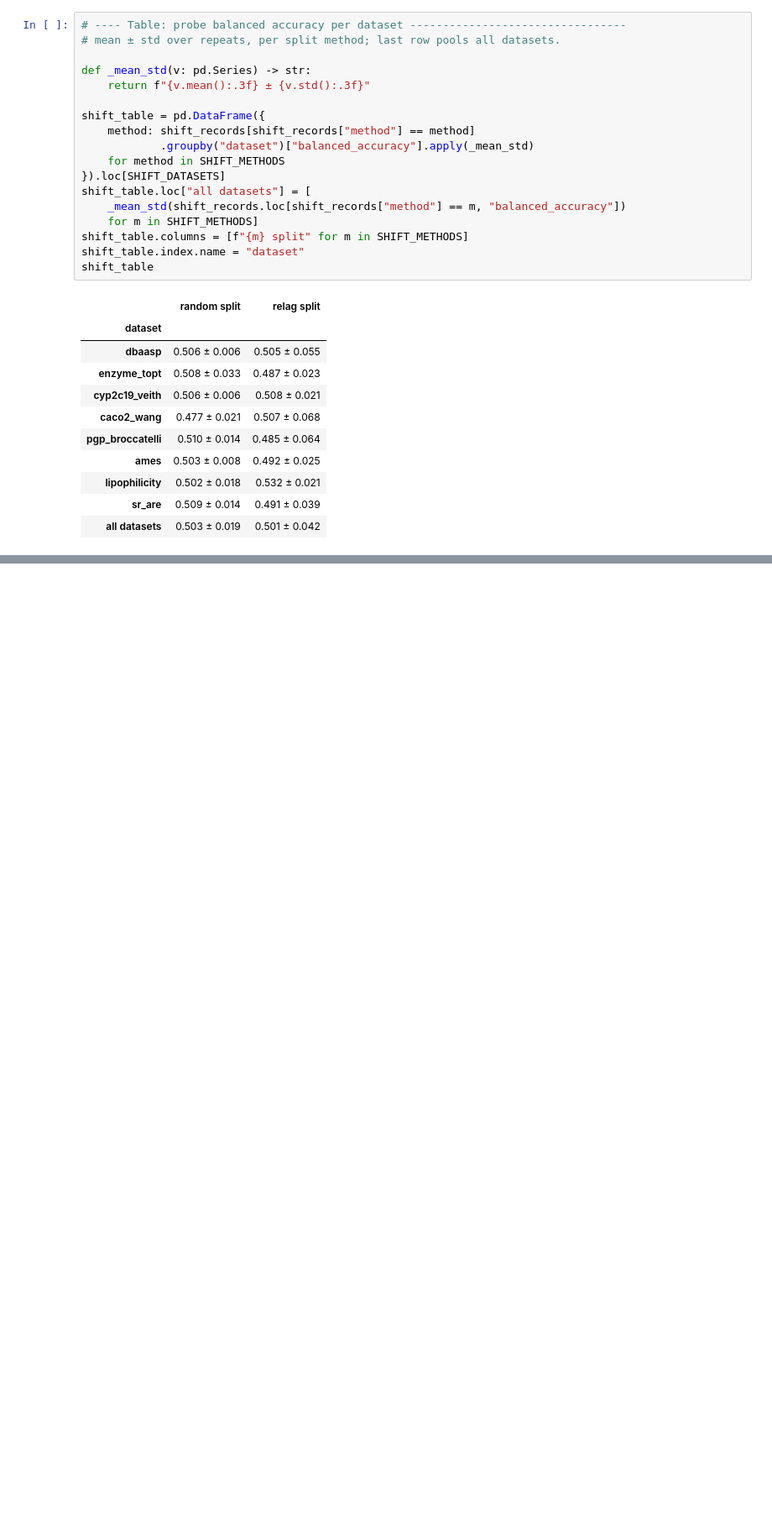
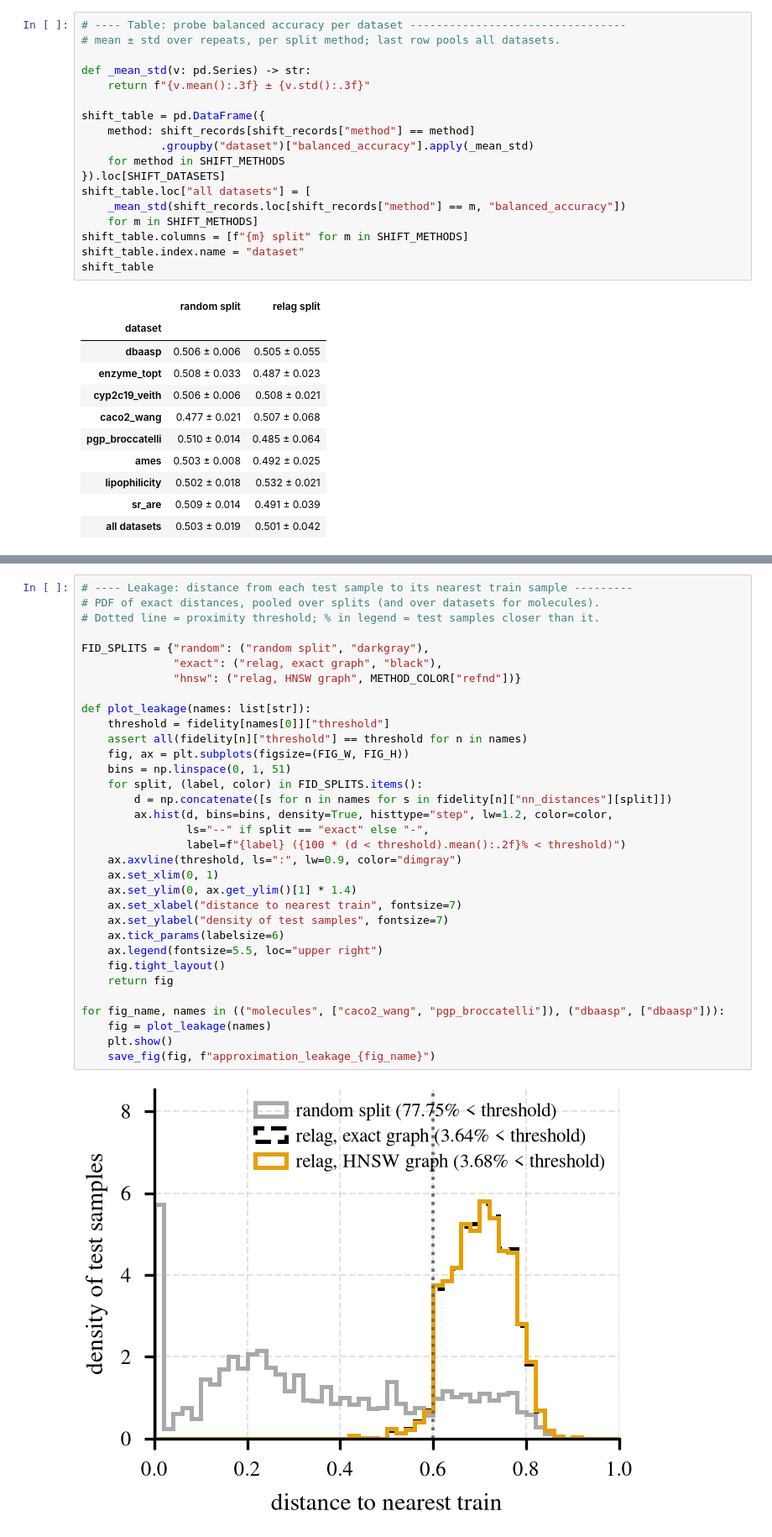
Before and after one commit to anthol42/relag-paper, a Jupyter notebook: notebooks/comparison_figures.ipynb, the cells around one changed output, grey strips where cells are left out. Shown at 84% size. Drawn from its saved outputs; the diff is of its cells as text; blank space fills up the shorter version.

Commit message:
Relag approxiumation eval figures

```diff
--- a/notebooks/comparison_figures.ipynb
+++ b/notebooks/comparison_figures.ipynb
@@ -1470,0 +1479,35 @@ shift_table
+# %%
+# ---- Leakage: distance from each test sample to its nearest train sample ---------
+# PDF of exact distances, pooled over splits (and over datasets for molecules).
+# Dotted line = proximity threshold; % in legend = test samples closer than it.
+
+FID_SPLITS = {"random": ("random split", "darkgray"),
+              "exact": ("relag, exact graph", "black"),
+              "hnsw": ("relag, HNSW graph", METHOD_COLOR["refnd"])}
+
+def plot_leakage(names: list[str]):
+    threshold = fidelity[names[0]]["threshold"]
+    assert all(fidelity[n]["threshold"] == threshold for n in names)
+    fig, ax = plt.subplots(figsize=(FIG_W, FIG_H))
+    bins = np.linspace(0, 1, 51)
+    for split, (label, color) in FID_SPLITS.items():
+        d = np.concatenate([s for n in names for s in fidelity[n]["nn_distances"][split]])
+        ax.hist(d, bins=bins, density=True, histtype="step", lw=1.2, color=color,
+                ls="--" if split == "exact" else "-",
+                label=f"{label} ({100 * (d < threshold).mean():.2f}% < threshold)")
+    ax.axvline(threshold, ls=":", lw=0.9, color="dimgray")
+    ax.set_xlim(0, 1)
+    ax.set_ylim(0, ax.get_ylim()[1] * 1.4)
+    ax.set_xlabel("distance to nearest train", fontsize=7)
+    ax.set_ylabel("density of test samples", fontsize=7)
+    ax.tick_params(labelsize=6)
+    ax.legend(fontsize=5.5, loc="upper right")
+    fig.tight_layout()
+    return fig
+
+for fig_name, names in (("molecules", ["caco2_wang", "pgp_broccatelli"]), ("dbaasp", ["dbaasp"])):
+    fig = plot_leakage(names)
+    plt.show()
+    save_fig(fig, f"approximation_leakage_{fig_name}")
+# %% [output]
+[figure, added]
```
Also changed, not shown: parts of 3 cells of this notebook, 17 other files.
